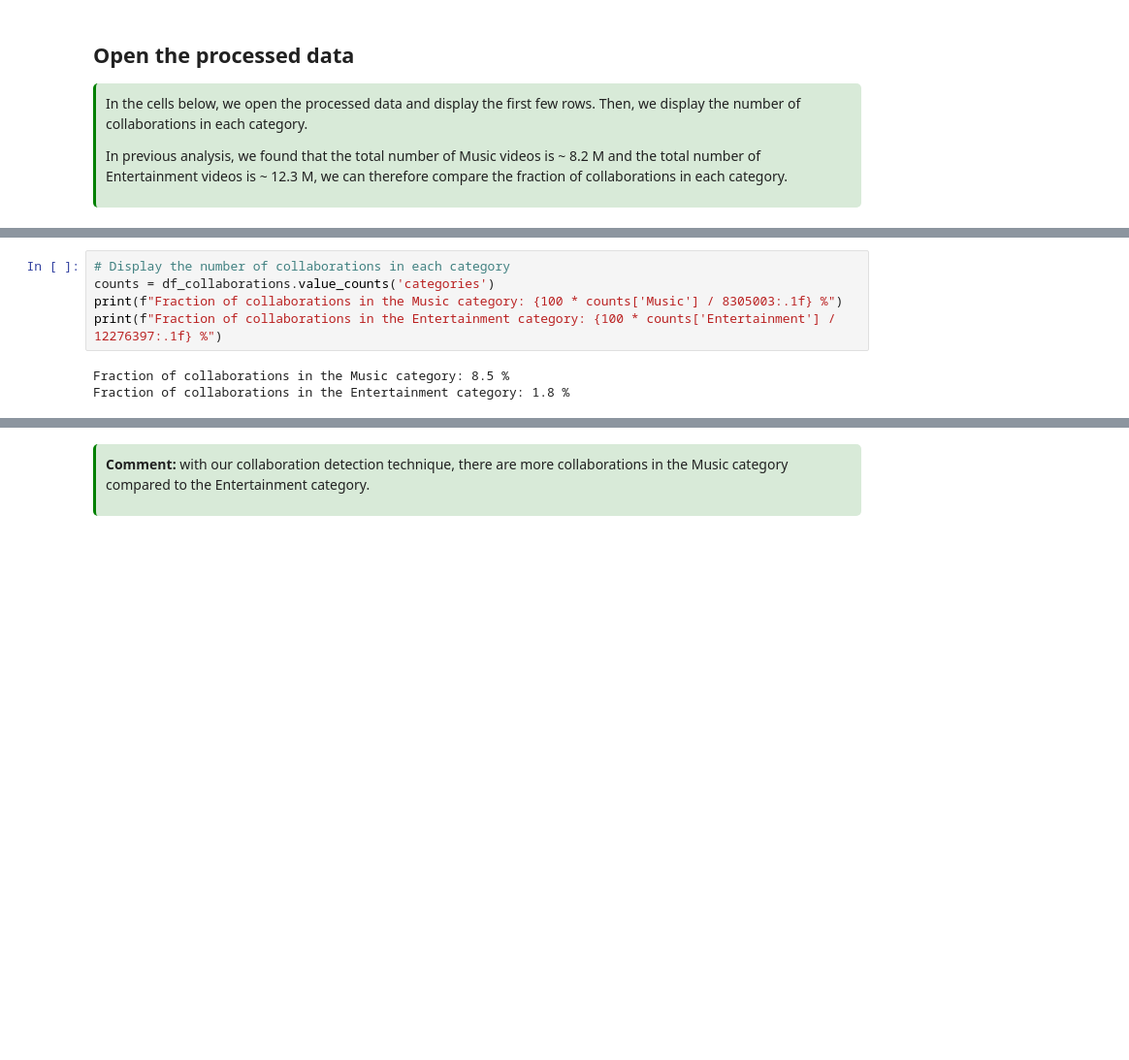
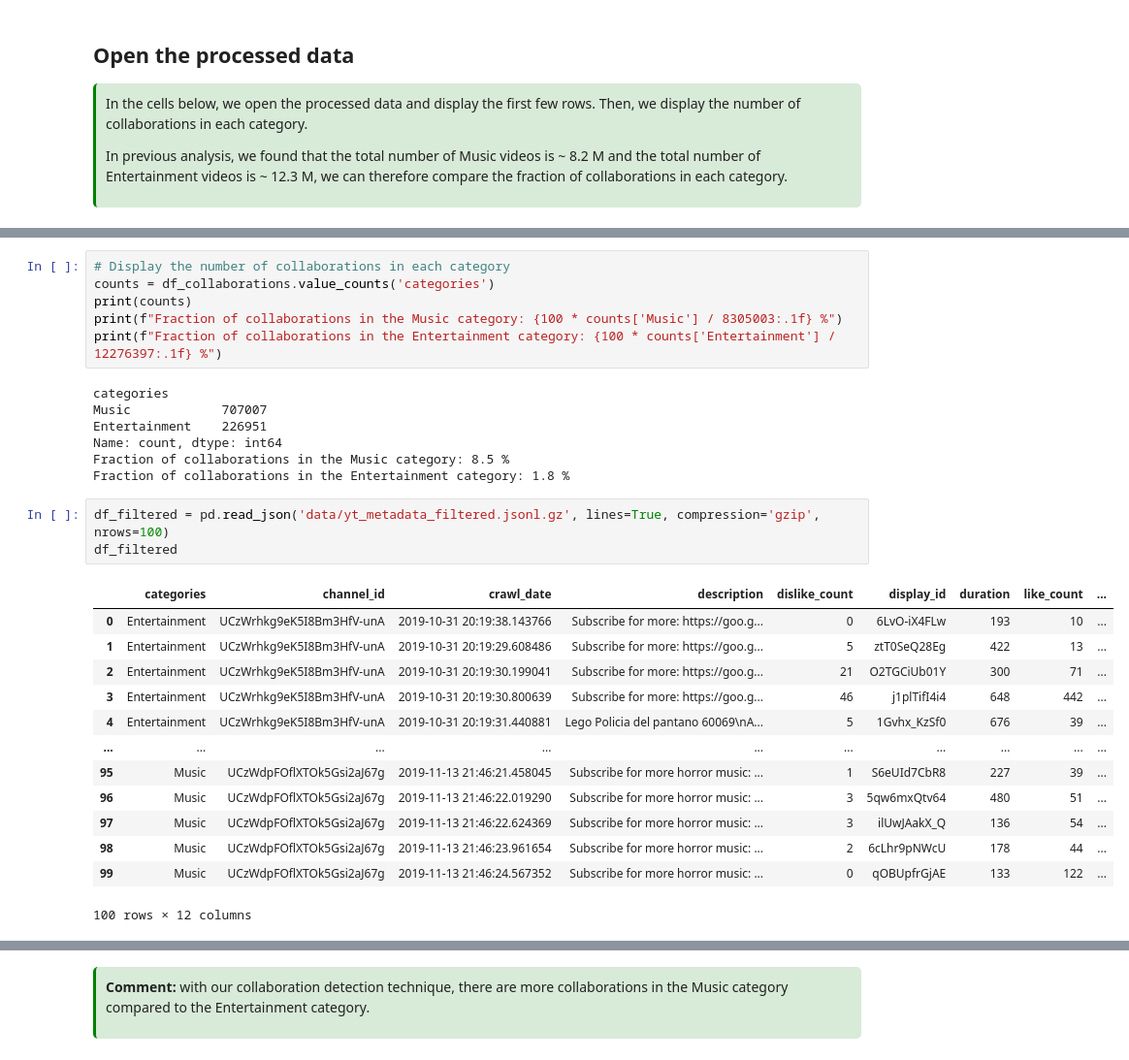
Before and after one commit to epfl-ada/ada-2024-project-tropicaltoucansinsight, a Jupyter notebook: collaborations.ipynb, the cells around one changed output, grey strips where cells are left out. Shown at 97% size. Saved outputs shown, nothing was run; the diff lists cells and outputs as text; blank space fills up the shorter version.

```diff
--- a/collaborations.ipynb
+++ b/collaborations.ipynb
@@ -103,8 +106,30 @@ df_collaborations.sample(3)
 # %%
 # Display the number of collaborations in each category
 counts = df_collaborations.value_counts('categories')
+print(counts)
 print(f"Fraction of collaborations in the Music category: {100 * counts['Music'] / 8305003:.1f} %")
 print(f"Fraction of collaborations in the Entertainment category: {100 * counts['Entertainment'] / 12276397:.1f} %")
 # %% [output]
+categories
+Music            707007
+Entertainment    226951
+Name: count, dtype: int64
 Fraction of collaborations in the Music category: 8.5 %
 Fraction of collaborations in the Entertainment category: 1.8 %
+# %%
+df_filtered = pd.read_json('data/yt_metadata_filtered.jsonl.gz', lines=True, compression='gzip', nrows=100)
+df_filtered
+# %% [output]
+|  | categories | channel_id | crawl_date | description | dislike_count | display_id | duration | like_count | ... |
+| 0 | Entertainment | UCzWrhkg9eK5I8Bm3HfV-unA | 2019-10-31 20:19:38.143766 | Subscribe for more: https://goo.g... | 0 | 6LvO-iX4FLw | 193 | 10 | ... |
+| 1 | Entertainment | UCzWrhkg9eK5I8Bm3HfV-unA | 2019-10-31 20:19:29.608486 | Subscribe for more: https://goo.g... | 5 | ztT0SeQ28Eg | 422 | 13 | ... |
+| 2 | Entertainment | UCzWrhkg9eK5I8Bm3HfV-unA | 2019-10-31 20:19:30.199041 | Subscribe for more: https://goo.g... | 21 | O2TGCiUb01Y | 300 | 71 | ... |
+| 3 | Entertainment | UCzWrhkg9eK5I8Bm3HfV-unA | 2019-10-31 20:19:30.800639 | Subscribe for more: https://goo.g... | 46 | j1plTifI4i4 | 648 | 442 | ... |
+| 4 | Entertainment | UCzWrhkg9eK5I8Bm3HfV-unA | 2019-10-31 20:19:31.440881 | Lego Policia del pantano 60069\nA... | 5 | 1Gvhx_KzSf0 | 676 | 39 | ... |
+| ... | ... | ... | ... | ... | ... | ... | ... | ... | ... |
+| 95 | Music | UCzWdpFOflXTOk5Gsi2aJ67g | 2019-11-13 21:46:21.458045 | Subscribe for more horror music: ... | 1 | S6eUId7CbR8 | 227 | 39 | ... |
+| 96 | Music | UCzWdpFOflXTOk5Gsi2aJ67g | 2019-11-13 21:46:22.019290 | Subscribe for more horror music: ... | 3 | 5qw6mxQtv64 | 480 | 51 | ... |
+| 97 | Music | UCzWdpFOflXTOk5Gsi2aJ67g | 2019-11-13 21:46:22.624369 | Subscribe for more horror music: ... | 3 | ilUwJAakX_Q | 136 | 54 | ... |
+| 98 | Music | UCzWdpFOflXTOk5Gsi2aJ67g | 2019-11-13 21:46:23.961654 | Subscribe for more horror music: ... | 2 | 6cLhr9pNWcU | 178 | 44 | ... |
+| 99 | Music | UCzWdpFOflXTOk5Gsi2aJ67g | 2019-11-13 21:46:24.567352 | Subscribe for more horror music: ... | 0 | qOBUpfrGjAE | 133 | 122 | ... |
+100 rows × 12 columns
```
Also changed, not shown: parts of 23 cells of this notebook.
